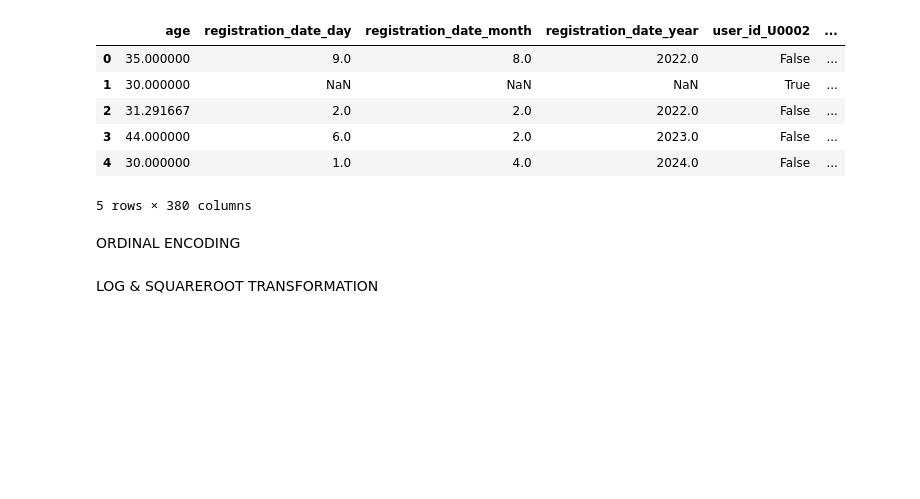
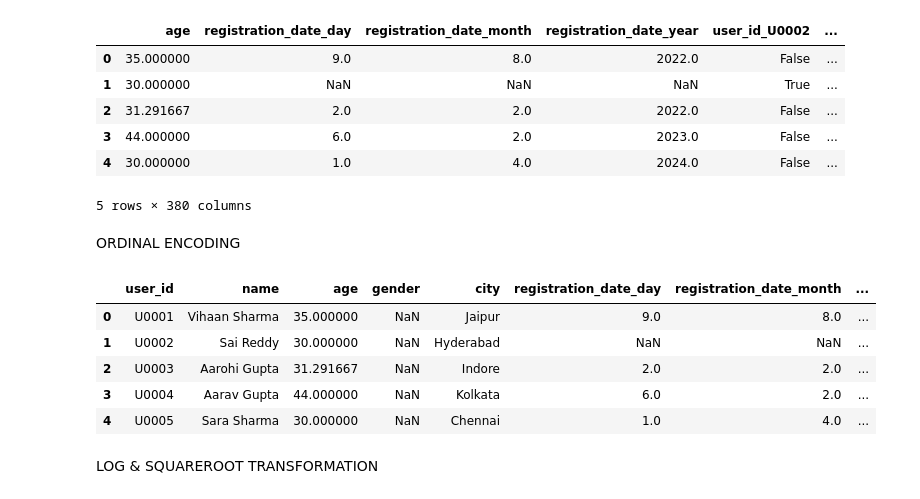
Before and after one commit to purvitalaviyaaids24-droid/Final-2-DPFE-, a Jupyter notebook: Final-2/Final-2(DPFE).ipynb, the cells around one changed output. Cells and saved outputs as stored; diff of their text form; code cells hidden in the pictures; blank space fills up the shorter version.

```diff
--- a/Final-2/Final-2(DPFE).ipynb
+++ b/Final-2/Final-2(DPFE).ipynb
@@ -441,7 +441,16 @@ ORDINAL ENCODING
 # %%
 if 'gender' in data_knn.columns:
     order = {'Male':0, 'Female':1, 'Other':2}
     data_knn['gender'] = data_knn['gender'].map(order)
+
+data_knn.head()
+# %% [output]
+|  | user_id | name | age | gender | city | registration_date_day | registration_date_month | ... |
+| 0 | U0001 | Vihaan Sharma | 35.000000 | NaN | Jaipur | 9.0 | 8.0 | ... |
+| 1 | U0002 | Sai Reddy | 30.000000 | NaN | Hyderabad | NaN | NaN | ... |
+| 2 | U0003 | Aarohi Gupta | 31.291667 | NaN | Indore | 2.0 | 2.0 | ... |
+| 3 | U0004 | Aarav Gupta | 44.000000 | NaN | Kolkata | 6.0 | 2.0 | ... |
+| 4 | U0005 | Sara Sharma | 30.000000 | NaN | Chennai | 1.0 | 4.0 | ... |
 # %% [markdown]
 LOG & SQUAREROOT TRANSFORMATION
 # %%
```
Also changed, not shown: parts of 7 cells of this notebook, 1 other file.
